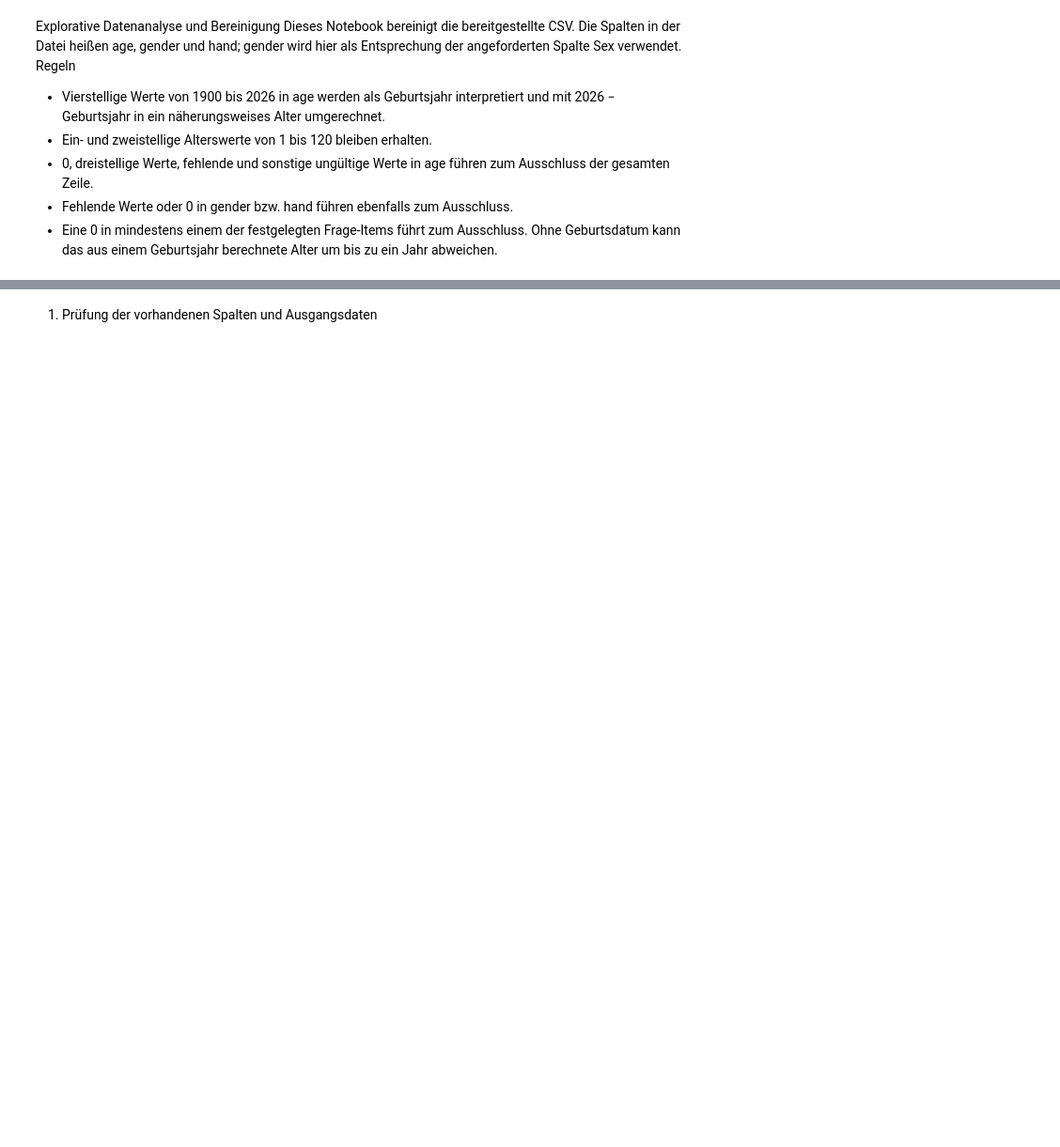
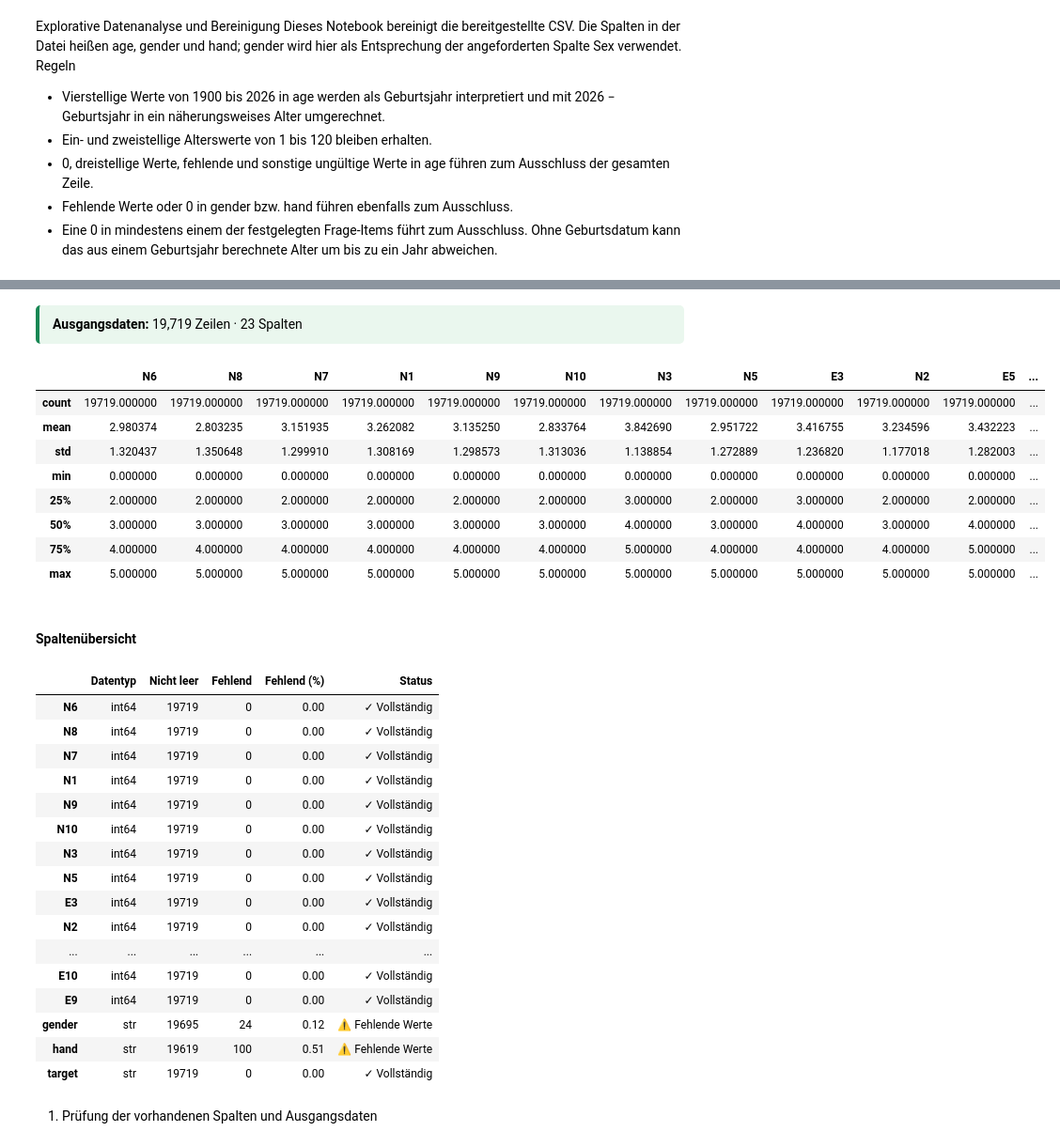
Before and after one commit to MaWeDu/big-five-personality, a Jupyter notebook: MW_EDA.ipynb, the cells around one changed output, grey strips where cells are left out. Shown at 94% size. Drawn from its saved outputs; the diff is of its cells as text; code cells hidden in the pictures; blank space fills up the shorter version.

```diff
--- a/MW_EDA.ipynb
+++ b/MW_EDA.ipynb
@@ -63,0 +100,76 @@ Spalten: ['N6', 'N8', 'N7', 'N1', 'N9', 'N10', 'N3', 'N5', 'E3', 'N2', 'E5', 'N4
+# %%
+#@title CSV Setup
+data = pd.read_csv("data/data.csv")
+
+pd.set_option('display.max_rows', 200)
+pd.set_option('display.max_columns', 100)
+
+question_columns = [
+    'N1', 'N2', 'N3', 'N4', 'N5', 'N6', 'N7', 'N8', 'N9', 'N10',
+    'E1', 'E3', 'E4', 'E5', 'E7', 'E9', 'E10', 'C4', 'A4'
+]
+missing_markers = {'', 'na', 'n/a', 'null', 'none'}
+
+df_raw = data
+df = df_raw.copy()
+
+display(HTML(f"""
+<div style="
+    display: inline-block;
+    padding: 10px 14px;
+    margin: 8px 0;
+    background: #eaf7ee;
+    border-left: 4px solid #198754;
+    border-radius: 5px;
+    font-size: 14px;
+">
+    <b>Ausgangsdaten:</b> {len(df):,} Zeilen · {df.shape[1]} Spalten
+</div>
+"""))
+
+display(df.describe())
+
+spalten_info = pd.DataFrame({
+    "Datentyp": df.dtypes.astype(str),
+    "Nicht leer": df.notna().sum(),
+    "Fehlend": df.isna().sum(),
+    "Fehlend (%)": (df.isna().mean() * 100).round(2)
+})
+
+spalten_info["Status"] = np.where(
+    spalten_info["Fehlend"] > 0,
+    "⚠ Fehlende Werte",
+    "✓ Vollständig"
+)
+
+display(HTML("<h4 style='margin:16px 0 8px;'>Spaltenübersicht</h4>"))
+display(spalten_info)
+# %% [output]
+Ausgangsdaten: 19,719 Zeilen · 23 Spalten
+|  | N6 | N8 | N7 | N1 | N9 | N10 | N3 | N5 | E3 | N2 | E5 | ... |
+| count | 19719.000000 | 19719.000000 | 19719.000000 | 19719.000000 | 19719.000000 | 19719.000000 | 19719.000000 | 19719.000000 | 19719.000000 | 19719.000000 | 19719.000000 | ... |
+| mean | 2.980374 | 2.803235 | 3.151935 | 3.262082 | 3.135250 | 2.833764 | 3.842690 | 2.951722 | 3.416755 | 3.234596 | 3.432223 | ... |
+| std | 1.320437 | 1.350648 | 1.299910 | 1.308169 | 1.298573 | 1.313036 | 1.138854 | 1.272889 | 1.236820 | 1.177018 | 1.282003 | ... |
+| min | 0.000000 | 0.000000 | 0.000000 | 0.000000 | 0.000000 | 0.000000 | 0.000000 | 0.000000 | 0.000000 | 0.000000 | 0.000000 | ... |
+| 25% | 2.000000 | 2.000000 | 2.000000 | 2.000000 | 2.000000 | 2.000000 | 3.000000 | 2.000000 | 3.000000 | 2.000000 | 2.000000 | ... |
+| 50% | 3.000000 | 3.000000 | 3.000000 | 3.000000 | 3.000000 | 3.000000 | 4.000000 | 3.000000 | 4.000000 | 3.000000 | 4.000000 | ... |
+| 75% | 4.000000 | 4.000000 | 4.000000 | 4.000000 | 4.000000 | 4.000000 | 5.000000 | 4.000000 | 4.000000 | 4.000000 | 5.000000 | ... |
+| max | 5.000000 | 5.000000 | 5.000000 | 5.000000 | 5.000000 | 5.000000 | 5.000000 | 5.000000 | 5.000000 | 5.000000 | 5.000000 | ... |
+Spaltenübersicht
+|  | Datentyp | Nicht leer | Fehlend | Fehlend (%) | Status |
+| N6 | int64 | 19719 | 0 | 0.00 | ✓ Vollständig |
+| N8 | int64 | 19719 | 0 | 0.00 | ✓ Vollständig |
+| N7 | int64 | 19719 | 0 | 0.00 | ✓ Vollständig |
+| N1 | int64 | 19719 | 0 | 0.00 | ✓ Vollständig |
+| N9 | int64 | 19719 | 0 | 0.00 | ✓ Vollständig |
+| N10 | int64 | 19719 | 0 | 0.00 | ✓ Vollständig |
+| N3 | int64 | 19719 | 0 | 0.00 | ✓ Vollständig |
+| N5 | int64 | 19719 | 0 | 0.00 | ✓ Vollständig |
+| E3 | int64 | 19719 | 0 | 0.00 | ✓ Vollständig |
+| N2 | int64 | 19719 | 0 | 0.00 | ✓ Vollständig |
+| ... | ... | ... | ... | ... | ... |
+| E10 | int64 | 19719 | 0 | 0.00 | ✓ Vollständig |
+| E9 | int64 | 19719 | 0 | 0.00 | ✓ Vollständig |
+| gender | str | 19695 | 24 | 0.12 | ⚠ Fehlende Werte |
+| hand | str | 19619 | 100 | 0.51 | ⚠ Fehlende Werte |
+| target | str | 19719 | 0 | 0.00 | ✓ Vollständig |
```
Also changed, not shown: parts of 16 cells of this notebook.
